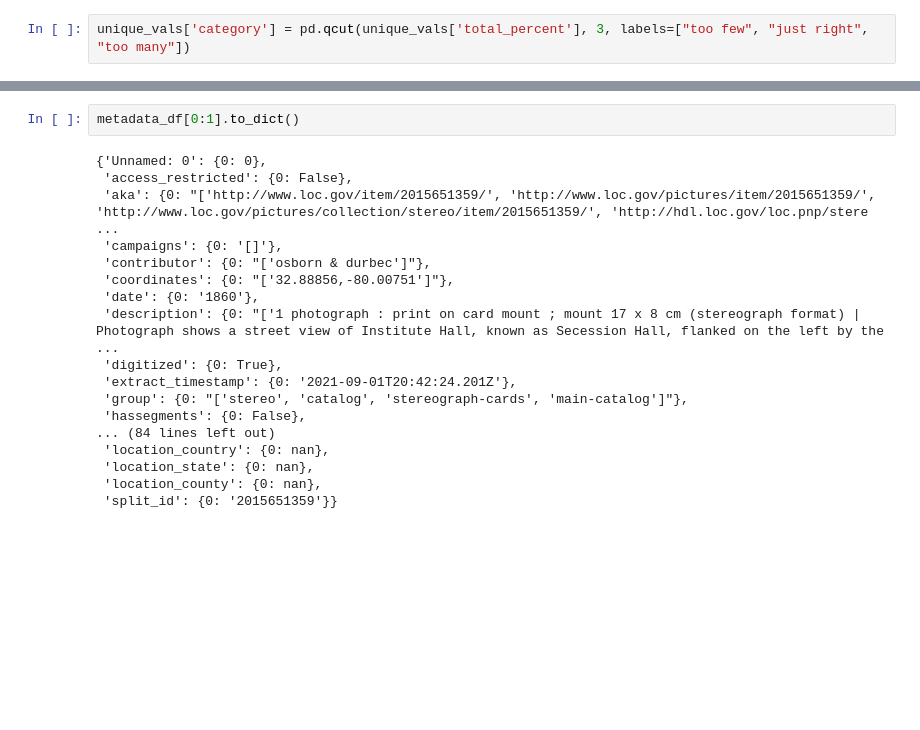
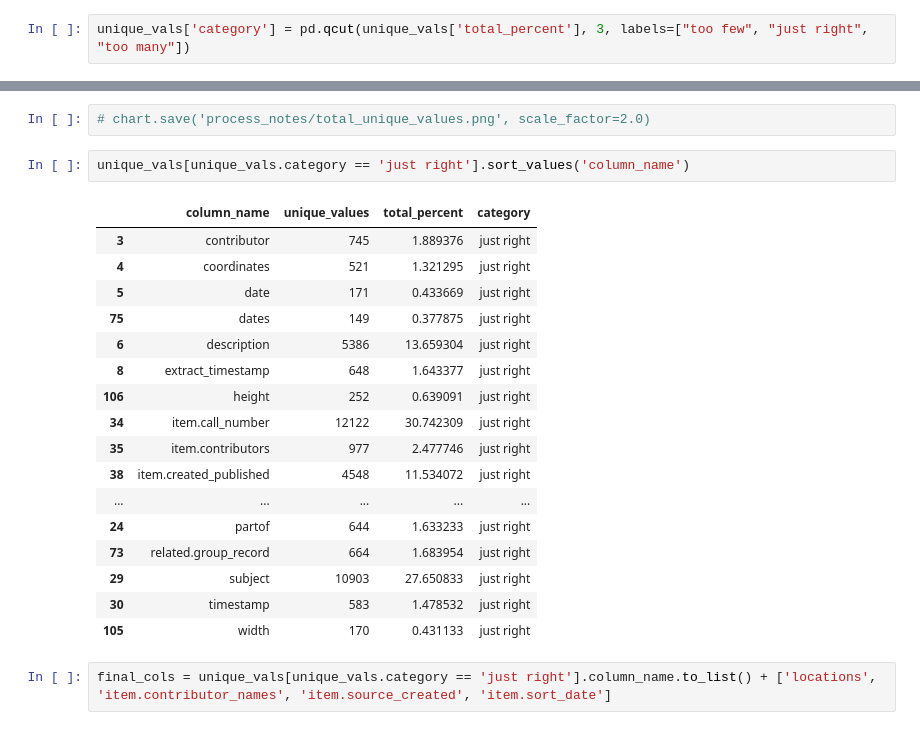
Before and after one commit to ZoeLeBlanc/CCHC-Data-Jam-Fall-2022, a Jupyter notebook: EDA_Notebook.ipynb, the cells around one changed output, grey strips where cells are left out. Cells and saved outputs as stored; diff of their text form; blank space fills up the shorter version.

```diff
--- a/EDA_Notebook.ipynb
+++ b/EDA_Notebook.ipynb
@@ -106,20 +114,24 @@ metadata_df[metadata_df.id.str.contains('2020634531')]
-# %%
-metadata_df[0:1].to_dict()
-# %% [output]
-{'Unnamed: 0': {0: 0},
- 'access_restricted': {0: False},
- 'aka': {0: "['http://www.loc.gov/item/2015651359/', 'http://www.loc.gov/pictures/item/2015651359/', 'http://www.loc.gov/pictures/collection/stereo/item/2015651359/', 'http://hdl.loc.gov/loc.pnp/stere ...
- 'campaigns': {0: '[]'},
- 'contributor': {0: "['osborn & durbec']"},
- 'coordinates': {0: "['32.88856,-80.00751']"},
- 'date': {0: '1860'},
- 'description': {0: "['1 photograph : print on card mount ; mount 17 x 8 cm (stereograph format) | Photograph shows a street view of Institute Hall, known as Secession Hall, flanked on the left by the ...
- 'digitized': {0: True},
- 'extract_timestamp': {0: '2021-09-01T20:42:24.201Z'},
- 'group': {0: "['stereo', 'catalog', 'stereograph-cards', 'main-catalog']"},
- 'hassegments': {0: False},
-... (84 lines left out)
- 'location_country': {0: nan},
- 'location_state': {0: nan},
- 'location_county': {0: nan},
- 'split_id': {0: '2015651359'}}
+# %%
+# chart.save('process_notes/total_unique_values.png', scale_factor=2.0)
+# %%
+unique_vals[unique_vals.category == 'just right'].sort_values('column_name')
+# %% [output]
+|  | column_name | unique_values | total_percent | category |
+| 3 | contributor | 745 | 1.889376 | just right |
+| 4 | coordinates | 521 | 1.321295 | just right |
+| 5 | date | 171 | 0.433669 | just right |
+| 75 | dates | 149 | 0.377875 | just right |
+| 6 | description | 5386 | 13.659304 | just right |
+| 8 | extract_timestamp | 648 | 1.643377 | just right |
+| 106 | height | 252 | 0.639091 | just right |
+| 34 | item.call_number | 12122 | 30.742309 | just right |
+| 35 | item.contributors | 977 | 2.477746 | just right |
+| 38 | item.created_published | 4548 | 11.534072 | just right |
+| ... | ... | ... | ... | ... |
+| 24 | partof | 644 | 1.633233 | just right |
+| 73 | related.group_record | 664 | 1.683954 | just right |
+| 29 | subject | 10903 | 27.650833 | just right |
+| 30 | timestamp | 583 | 1.478532 | just right |
+| 105 | width | 170 | 0.431133 | just right |
+# %%
+final_cols = unique_vals[unique_vals.category == 'just right'].column_name.to_list() + ['locations', 'item.contributor_names', 'item.source_created', 'item.sort_date']
```
Also changed, not shown: parts of 64 cells of this notebook, 5 other files.
